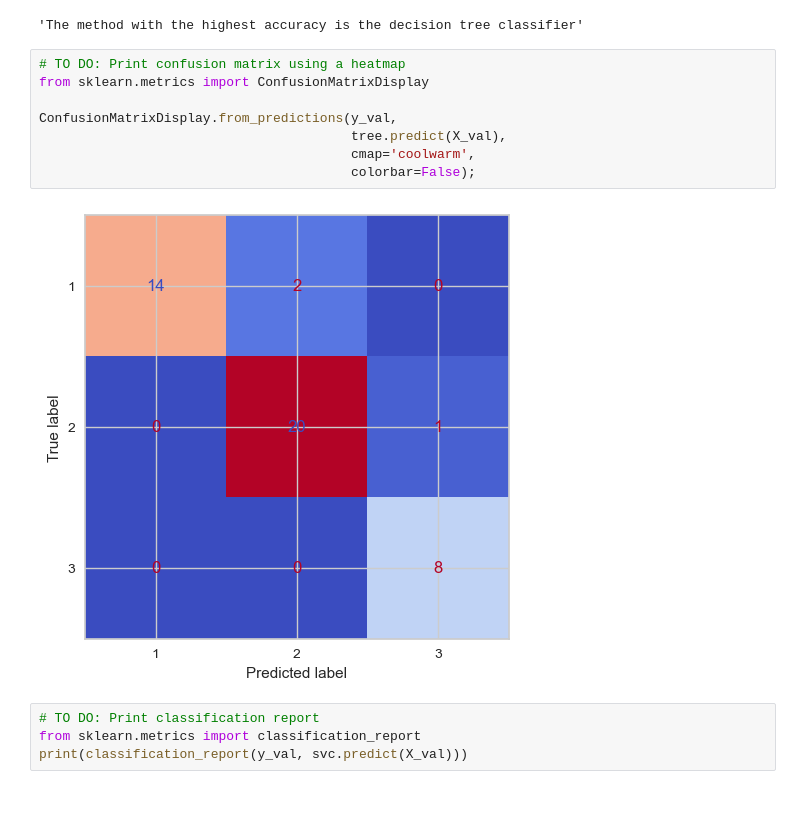
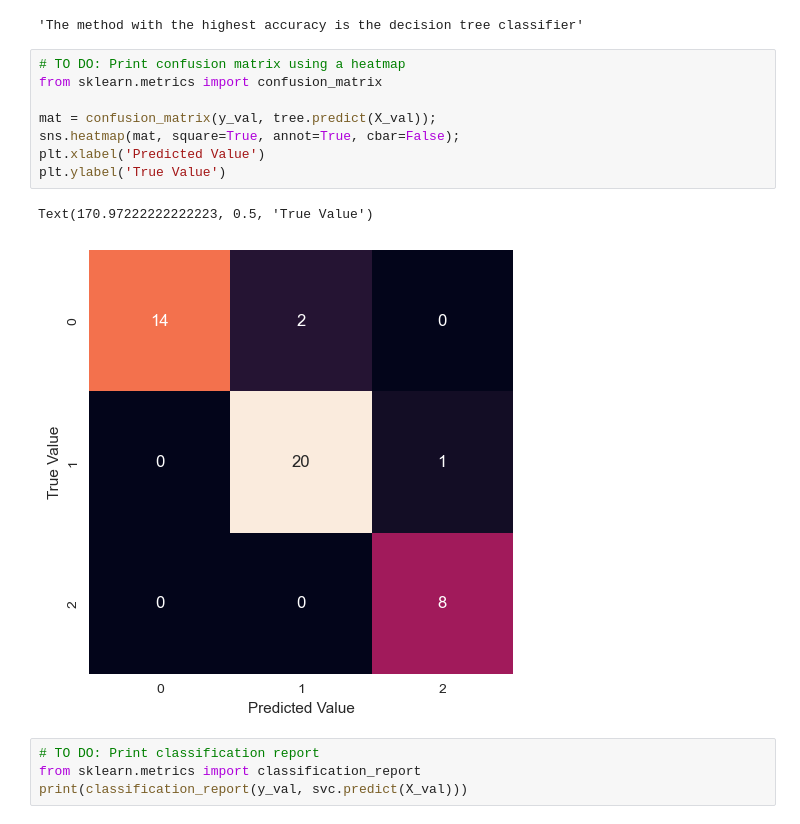
Before and after one commit to breid2/ensf611_assignment3, a Jupyter notebook: Assignment 3.ipynb, the cells around one changed output. Drawn from its saved outputs; the diff is of its cells as text.

```diff
--- a/Assignment 3.ipynb
+++ b/Assignment 3.ipynb
@@ -255,14 +255,15 @@ Which method gave the highest accuracy? Use this method to print the confusion m
 'The method with the highest accuracy is the decision tree classifier'
 # %%
 # TO DO: Print confusion matrix using a heatmap
-from sklearn.metrics import ConfusionMatrixDisplay
+from sklearn.metrics import confusion_matrix
 
-ConfusionMatrixDisplay.from_predictions(y_val,
-                                        tree.predict(X_val),
-                                        cmap='coolwarm',
-                                        colorbar=False);
+mat = confusion_matrix(y_val, tree.predict(X_val));
+sns.heatmap(mat, square=True, annot=True, cbar=False);
+plt.xlabel('Predicted Value')
+plt.ylabel('True Value')
 # %% [output]
+Text(170.97222222222223, 0.5, 'True Value')
-[figure, old version]
+[figure, new version]
 # %%
 # TO DO: Print classification report
 from sklearn.metrics import classification_report
```
